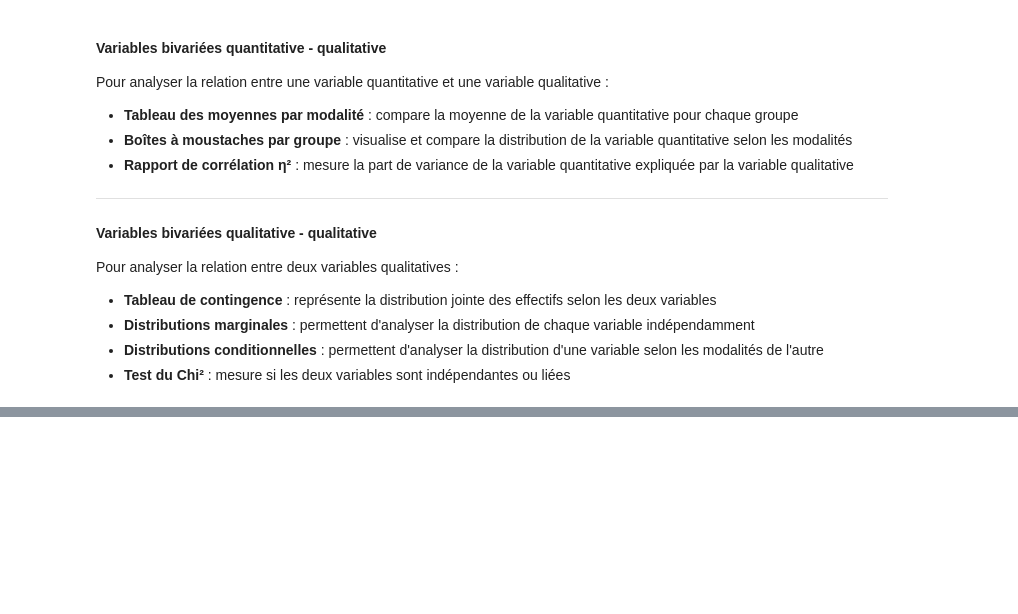
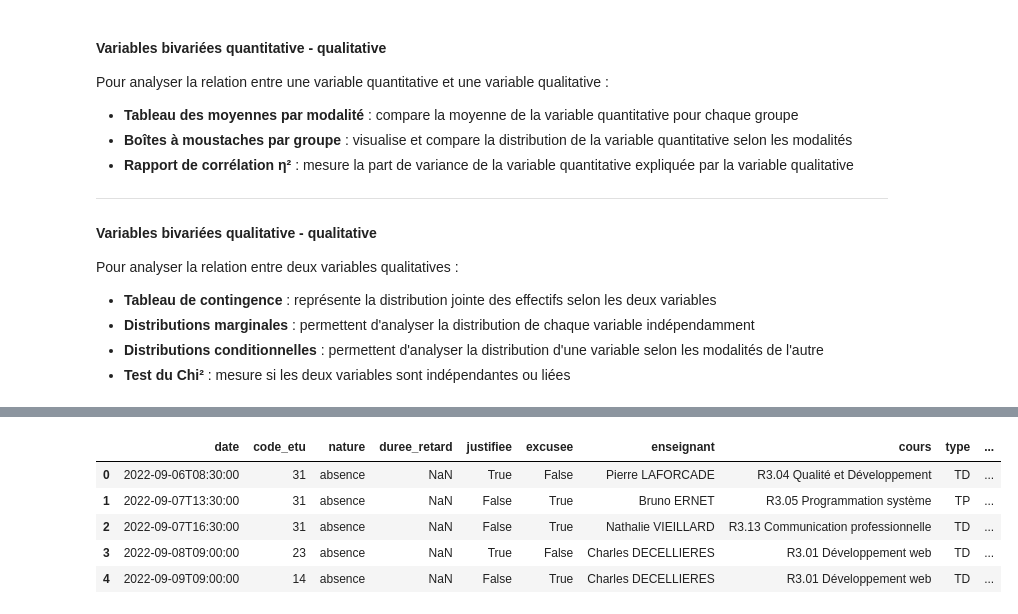
Before and after one commit to SAEIUTBUT1/SAE2.4-Maths, a Jupyter notebook: analyse.ipynb, the cells around one changed output, grey strips where cells are left out. Cells and saved outputs as stored; diff of their text form; code cells hidden in the pictures; blank space fills up the shorter version.

```diff
--- a/analyse.ipynb
+++ b/analyse.ipynb
@@ -220,0 +251,9 @@ Ce tableau synthétise les axes d'analyse (univariés et bivariés) permettant d
+# %%
+df_abs_2.head()
+# %% [output]
+|  | date | code_etu | nature | duree_retard | justifiee | excusee | enseignant | cours | type | ... |
+| 0 | 2022-09-06T08:30:00 | 31 | absence | NaN | True | False | Pierre LAFORCADE | R3.04 Qualité et Développement | TD | ... |
+| 1 | 2022-09-07T13:30:00 | 31 | absence | NaN | False | True | Bruno ERNET | R3.05 Programmation système | TP | ... |
+| 2 | 2022-09-07T16:30:00 | 31 | absence | NaN | False | True | Nathalie VIEILLARD | R3.13 Communication professionnelle | TD | ... |
+| 3 | 2022-09-08T09:00:00 | 23 | absence | NaN | True | False | Charles DECELLIERES | R3.01 Développement web | TD | ... |
+| 4 | 2022-09-09T09:00:00 | 14 | absence | NaN | False | True | Charles DECELLIERES | R3.01 Développement web | TD | ... |
```
Also changed, not shown: parts of 13 cells of this notebook, 6 other files.
